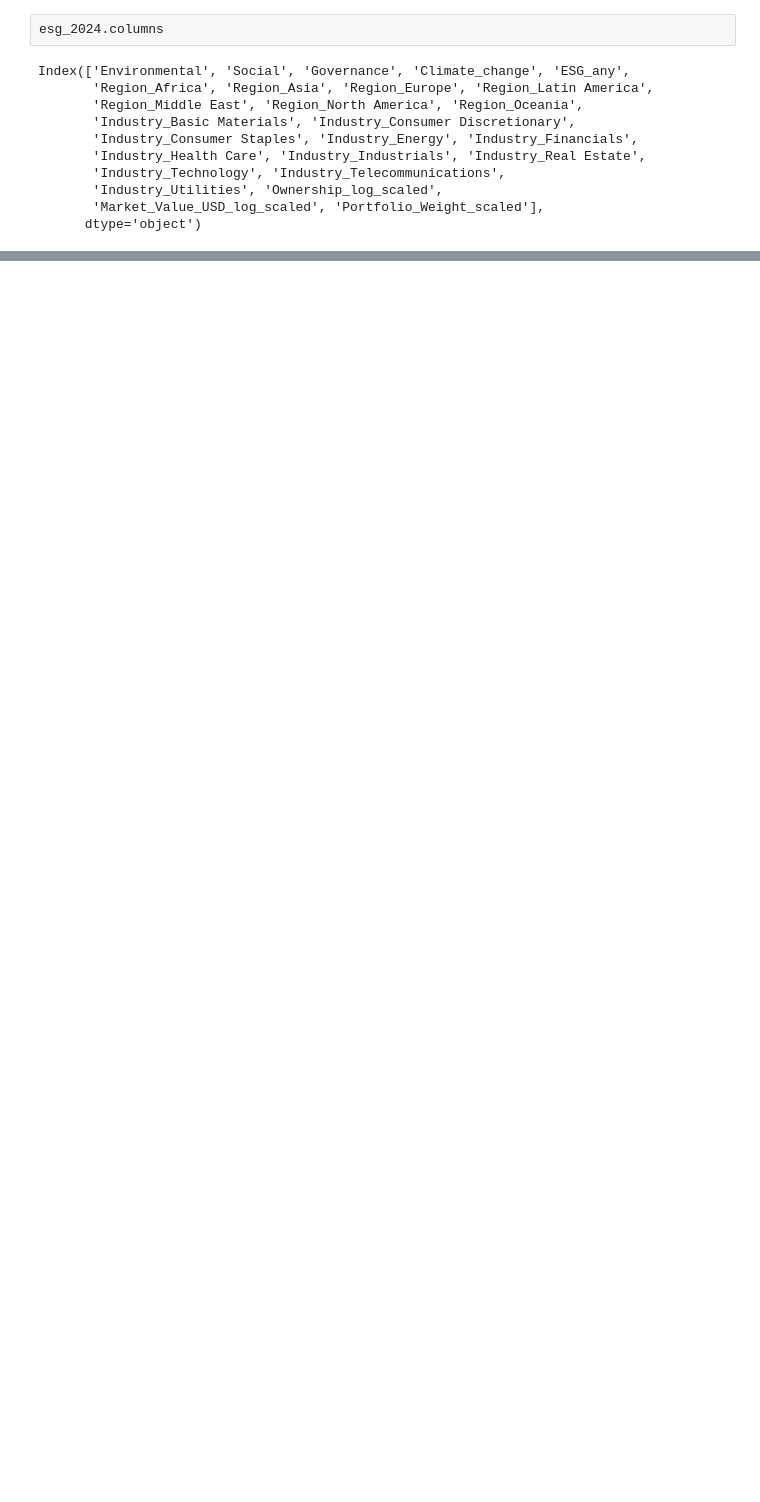
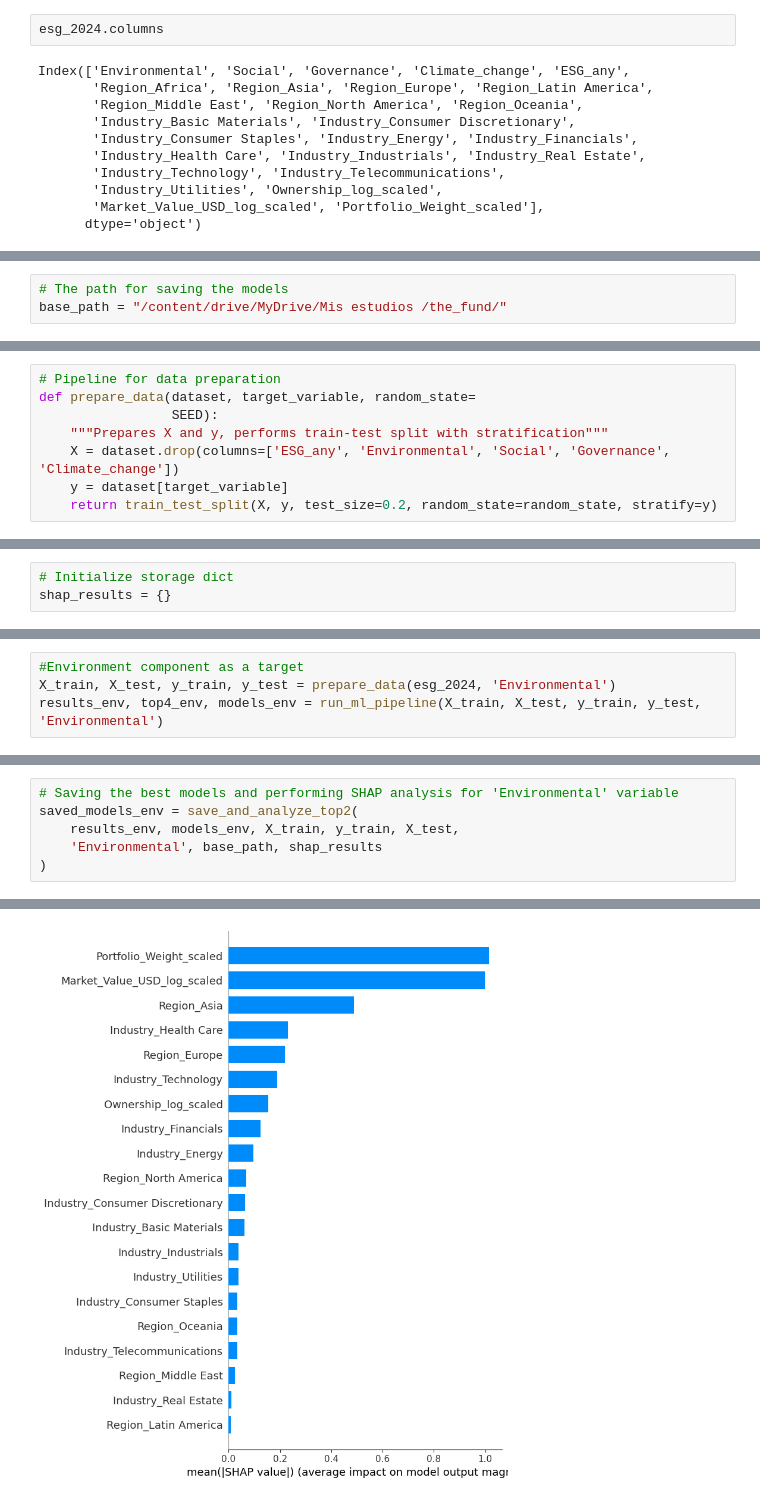
Before and after one commit to JoseBarros23/gpfg-esg-ml-analysis-2024, a Jupyter notebook: esg_ml.ipynb, the cells around one changed output, grey strips where cells are left out. Saved outputs shown, nothing was run; the diff lists cells and outputs as text; blank space fills up the shorter version.

```diff
--- a/esg_ml.ipynb
+++ b/esg_ml.ipynb
@@ -79,0 +909,3 @@ print(lb)
+# %%
+# The path for saving the models
+base_path = "/content/drive/MyDrive/Mis estudios /the_fund/"
@@ -79,0 +914,8 @@ print(lb)
+# %%
+# Pipeline for data preparation
+def prepare_data(dataset, target_variable, random_state=
+                 SEED):
+    """Prepares X and y, performs train-test split with stratification"""
+    X = dataset.drop(columns=['ESG_any', 'Environmental', 'Social', 'Governance', 'Climate_change'])
+    y = dataset[target_variable]
+    return train_test_split(X, y, test_size=0.2, random_state=random_state, stratify=y)
@@ -79,0 +1165,3 @@ print(lb)
+# %%
+# Initialize storage dict
+shap_results = {}
@@ -79,0 +1170,4 @@ print(lb)
+# %%
+#Environment component as a target
+X_train, X_test, y_train, y_test = prepare_data(esg_2024, 'Environmental')
+results_env, top4_env, models_env = run_ml_pipeline(X_train, X_test, y_train, y_test, 'Environmental')
@@ -79,0 +1199,7 @@ print(lb)
+# %%
+# Saving the best models and performing SHAP analysis for 'Environmental' variable
+saved_models_env = save_and_analyze_top2(
+    results_env, models_env, X_train, y_train, X_test,
+    'Environmental', base_path, shap_results
+)
+# %% [output]
@@ -79,0 +1213 @@ print(lb)
+[figure, added]
```
Also changed, not shown: parts of 70 cells of this notebook.
